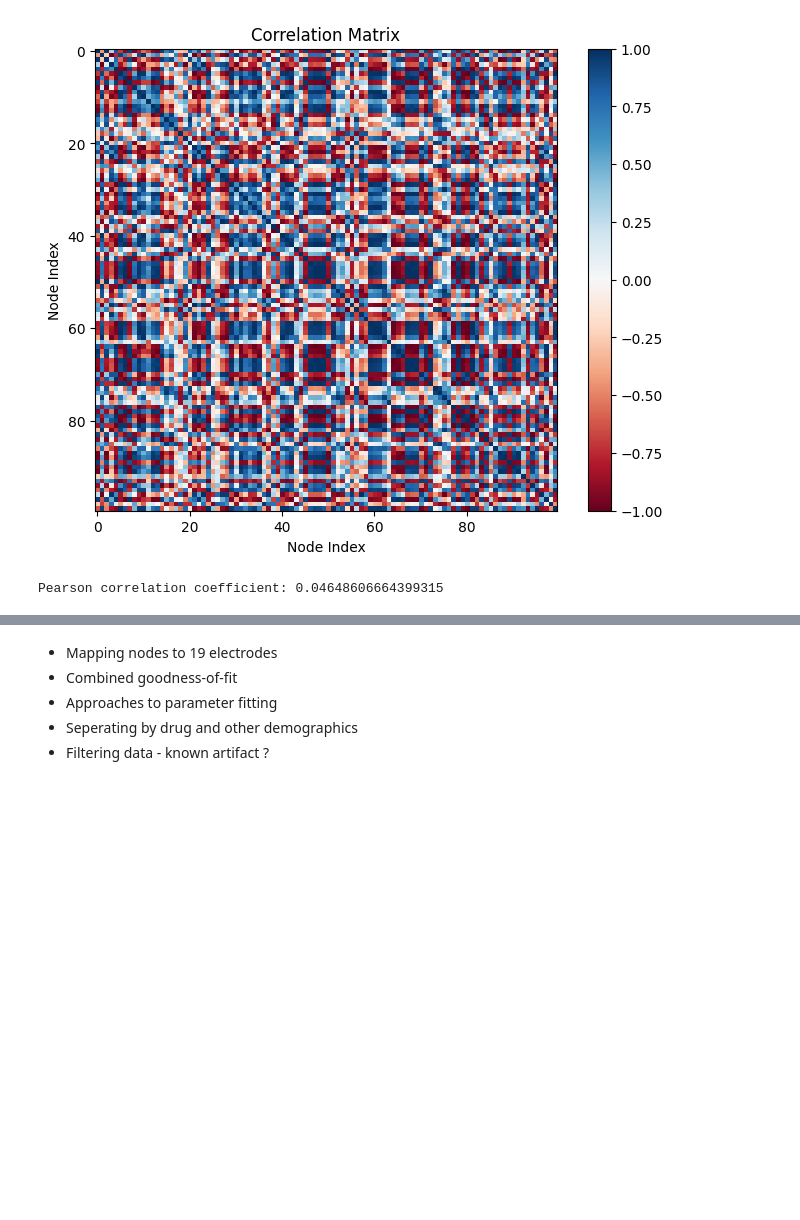
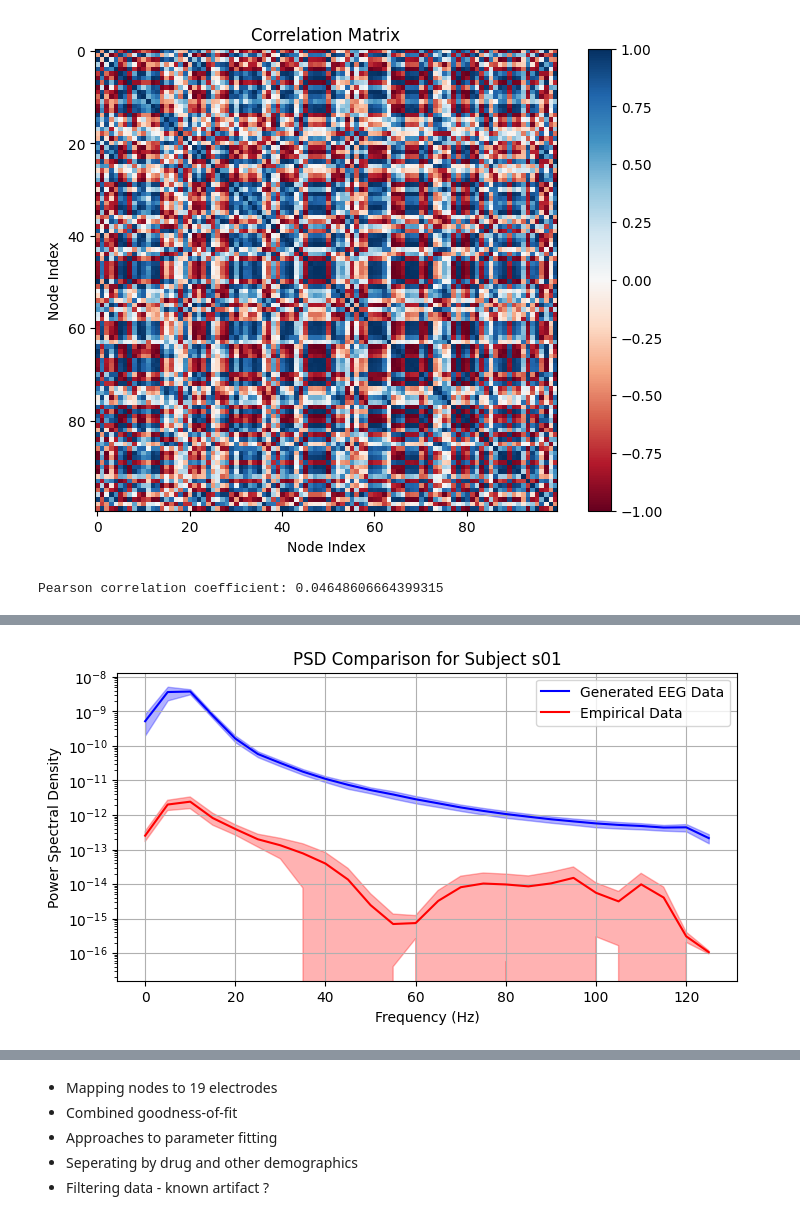
Before and after one commit to emias12/FinalYearProject, a Jupyter notebook: Jansen&Rit.ipynb, the cells around one changed output, grey strips where cells are left out. Drawn from its saved outputs; the diff is of its cells as text; code cells hidden in the pictures; blank space fills up the shorter version.

Commit message:
Show plot for each EEG sample and averaged

```diff
--- a/Jansen&Rit.ipynb
+++ b/Jansen&Rit.ipynb
@@ -333,0 +253,80 @@ Pearson correlation coefficient between generated and empirical PSDs: 0.88333065
+# %%
+from scipy.stats import pearsonr
+import mne
+from scipy.signal import welch
+import matplotlib.pyplot as plt
+import numpy as np
+
+# Function to calculate PSD
+def calculate_psd(data, freq, nperseg):
+    window = np.hamming(nperseg)
+    psd = np.zeros((data.shape[0], len(frequencies)))
+    for i, channel_data in enumerate(data):
+        f, power_spectrum = welch(channel_data, fs=freq, window=window, nperseg=nperseg, noverlap=nperseg//2)
+        psd[i, :] = power_spectrum
+    return psd
+
+all_psd_empirical = []  # List to store all empirical PSDs
+
+for subject_id in range(1, 15):
+    raw_eeg_file = mne.io.read_raw_edf(f'eeg_sample_data/s{subject_id:02d}.edf')
+    empirical_data = raw_eeg_file.get_data()
+
+    # Scale generated data to match empirical data
+    scaling_factor = np.max(empirical_data) / np.max(V_T_plot)
+    scaled_gen_data = (V_T_plot * scaling_factor).T
+
+    freq = 250
+    nperseg = 50  # Number of points in output window
+    frequencies = np.fft.rfftfreq(nperseg, d=1/freq)
+
+    # Calculate PSD for generated and empirical data
+    psd_gen = calculate_psd(scaled_gen_data, freq, nperseg)
+    psd_empirical = calculate_psd(empirical_data, freq, nperseg)
+
+    # Append empirical PSD to the list
+    all_psd_empirical.append(psd_empirical)
+
+    # Plot PSD for generated data
+    plt.figure(figsize=(8, 4))
+    plt.semilogy(frequencies, psd_gen.mean(axis=0), label='Generated EEG Data', color='blue')
+    plt.fill_between(frequencies, psd_gen.mean(axis=0) - psd_gen.std(axis=0), psd_gen.mean(axis=0) + psd_gen.std(axis=0), alpha=0.3, color='blue')
+
+    # Plot PSD for empirical data
+    plt.semilogy(frequencies, psd_empirical.mean(axis=0), label='Empirical Data', color='red')
+    plt.fill_between(frequencies, psd_empirical.mean(axis=0) - psd_empirical.std(axis=0), psd_empirical.mean(axis=0) + psd_empirical.std(axis=0), alpha=0.3, color='red')
+
+    plt.xlabel('Frequency (Hz)')
+    plt.ylabel('Power Spectral Density')
+    plt.legend()
+    plt.grid(True)
+    plt.title(f'PSD Comparison for Subject s{subject_id:02d}')
+    plt.show()
+
+    # Compute and print the Pearson correlation between the PSDs
+    correlation_coefficient, _ = pearsonr(psd_gen.mean(axis=0), psd_empirical.mean(axis=0))
+    print("Pearson correlation coefficient between generated and empirical PSDs:", correlation_coefficient)
+
+# Convert the list of PSDs to a numpy array and calculate the mean
+all_psd_empirical = np.array(all_psd_empirical)
+mean_psd_empirical = np.mean(all_psd_empirical, axis=0)
+
+# Plot the averaged empirical PSD
+plt.figure(figsize=(8, 4))
+plt.semilogy(frequencies, mean_psd_empirical.mean(axis=0), label='Average Empirical Data', color='red')
+plt.fill_between(frequencies, mean_psd_empirical.mean(axis=0) - mean_psd_empirical.std(axis=0), mean_psd_empirical.mean(axis=0) + mean_psd_empirical.std(axis=0), alpha=0.3, color='red')
+# Plot PSD for generated data
+plt.semilogy(frequencies, psd_gen.mean(axis=0), label='Generated EEG Data', color='blue')
+plt.fill_between(frequencies, psd_gen.mean(axis=0) - psd_gen.std(axis=0), psd_gen.mean(axis=0) + psd_gen.std(axis=0), alpha=0.3, color='blue')
+
+plt.xlabel('Frequency (Hz)')
+plt.ylabel('Power Spectral Density')
+plt.legend()
+plt.grid(True)
+plt.title('Average PSD Across Subjects')
+plt.show()
+
+# Compute and print the Pearson correlation between the PSDs
+correlation_coefficient, _ = pearsonr(psd_gen.mean(axis=0), psd_empirical.mean(axis=0))
+print("Pearson correlation coefficient between generated and empirical PSDs:", correlation_coefficient)
+# %% [output]
@@ -333,0 +337 @@ Pearson correlation coefficient between generated and empirical PSDs: 0.88333065
+[figure, added]
```
Also changed, not shown: parts of 2 cells of this notebook.
